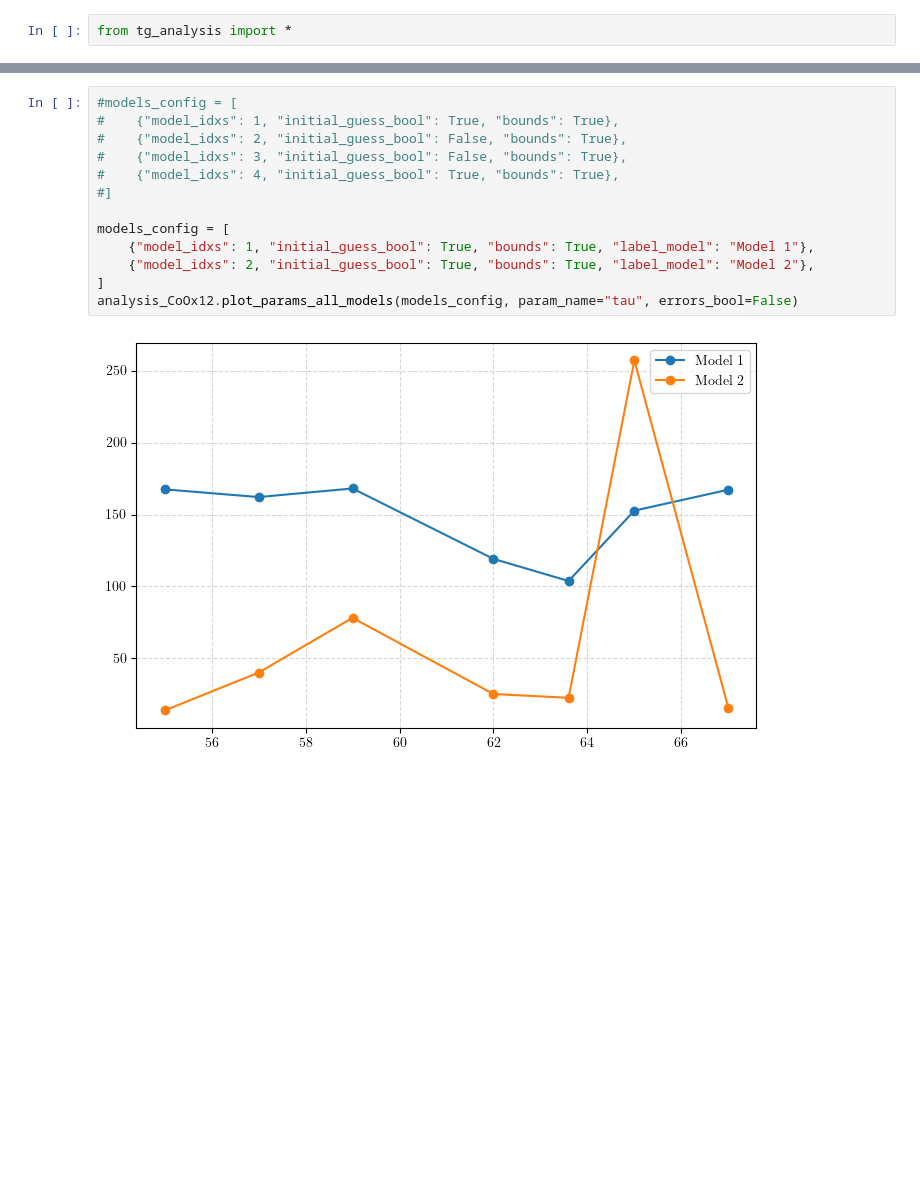
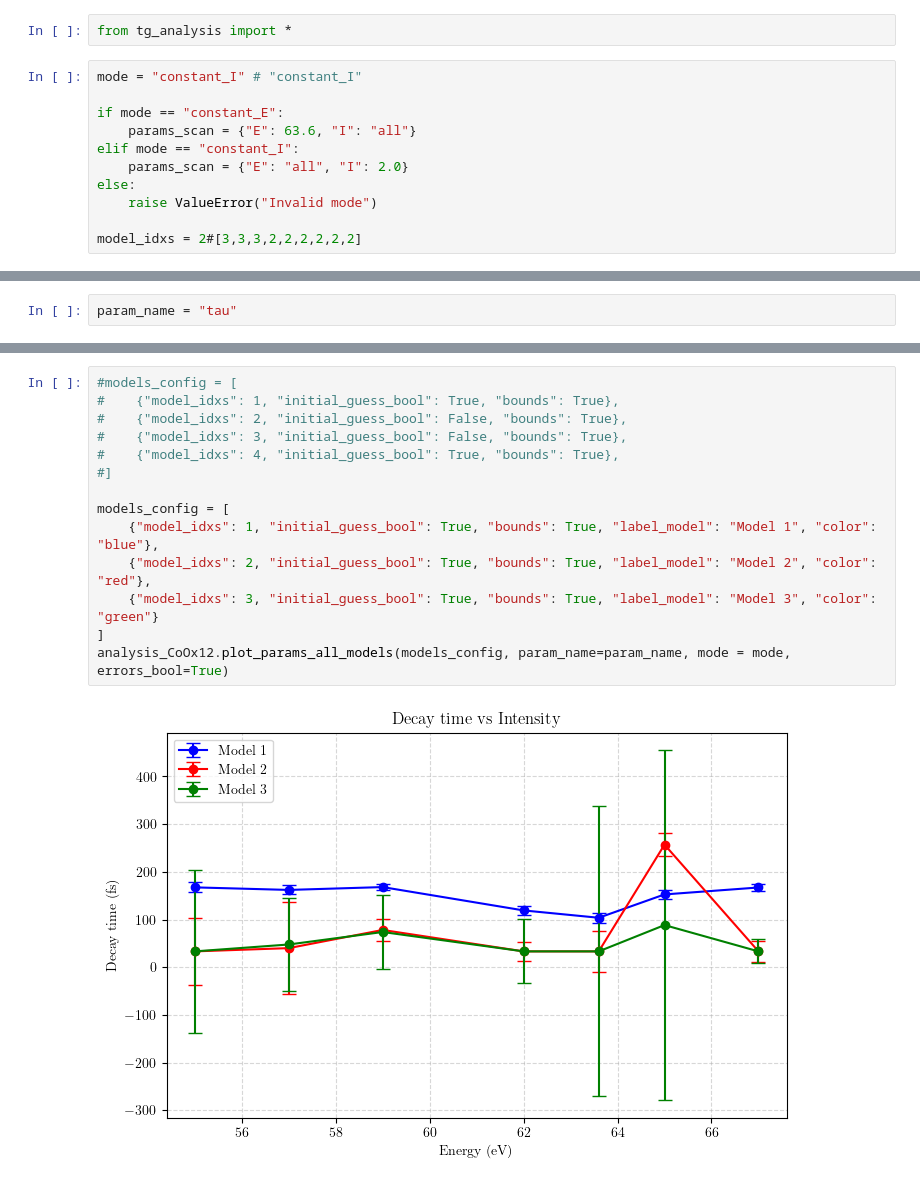
Before and after one commit to Spoksonat/transient_grating_project, a Jupyter notebook: src/results_tg.ipynb, the cells around one changed output, grey strips where cells are left out. Saved outputs shown, nothing was run; the diff lists cells and outputs as text; blank space fills up the shorter version.

```diff
--- a/src/results_tg.ipynb
+++ b/src/results_tg.ipynb
@@ -1,4 +1,15 @@
 # %%
 from tg_analysis import *
+# %%
+mode = "constant_I" # "constant_I"
+
+if mode == "constant_E":
+    params_scan = {"E": 63.6, "I": "all"}
+elif mode == "constant_I":
+    params_scan = {"E": "all", "I": 2.0}
+else:
+    raise ValueError("Invalid mode")
+
+model_idxs = 2#[3,3,3,2,2,2,2,2,2]
 # %%
 json_path_CoOx12 = "/Users/manuelfernandosanchezalarcon/Desktop/Trieste_Project/Transient_Grating/transient_grating_project/external_files/parameters_CoOx12.json"
@@ -23 +29,3 @@ analysis_CoOx12.plot_fits()
+# %%
+param_name = "tau"
 # %%
@@ -36,15 +49,16 @@ analysis_CoOx12.plot_stacked_signals(limits_time=limits_time, limits_signal=limi
 # %%
 #models_config = [
 #    {"model_idxs": 1, "initial_guess_bool": True, "bounds": True},
 #    {"model_idxs": 2, "initial_guess_bool": False, "bounds": True},
 #    {"model_idxs": 3, "initial_guess_bool": False, "bounds": True},
 #    {"model_idxs": 4, "initial_guess_bool": True, "bounds": True},
 #]
 
 models_config = [
-    {"model_idxs": 1, "initial_guess_bool": True, "bounds": True, "label_model": "Model 1"},
-    {"model_idxs": 2, "initial_guess_bool": True, "bounds": True, "label_model": "Model 2"},
+    {"model_idxs": 1, "initial_guess_bool": True, "bounds": True, "label_model": "Model 1", "color": "blue"},
+    {"model_idxs": 2, "initial_guess_bool": True, "bounds": True, "label_model": "Model 2", "color": "red"},
+    {"model_idxs": 3, "initial_guess_bool": True, "bounds": True, "label_model": "Model 3", "color": "green"}
 ]
-analysis_CoOx12.plot_params_all_models(models_config, param_name="tau", errors_bool=False)
+analysis_CoOx12.plot_params_all_models(models_config, param_name=param_name, mode = mode, errors_bool=True)
 # %% [output]
-[figure, old version]
+[figure, new version]
```
Also changed, not shown: parts of 8 cells of this notebook, 7 other files.
